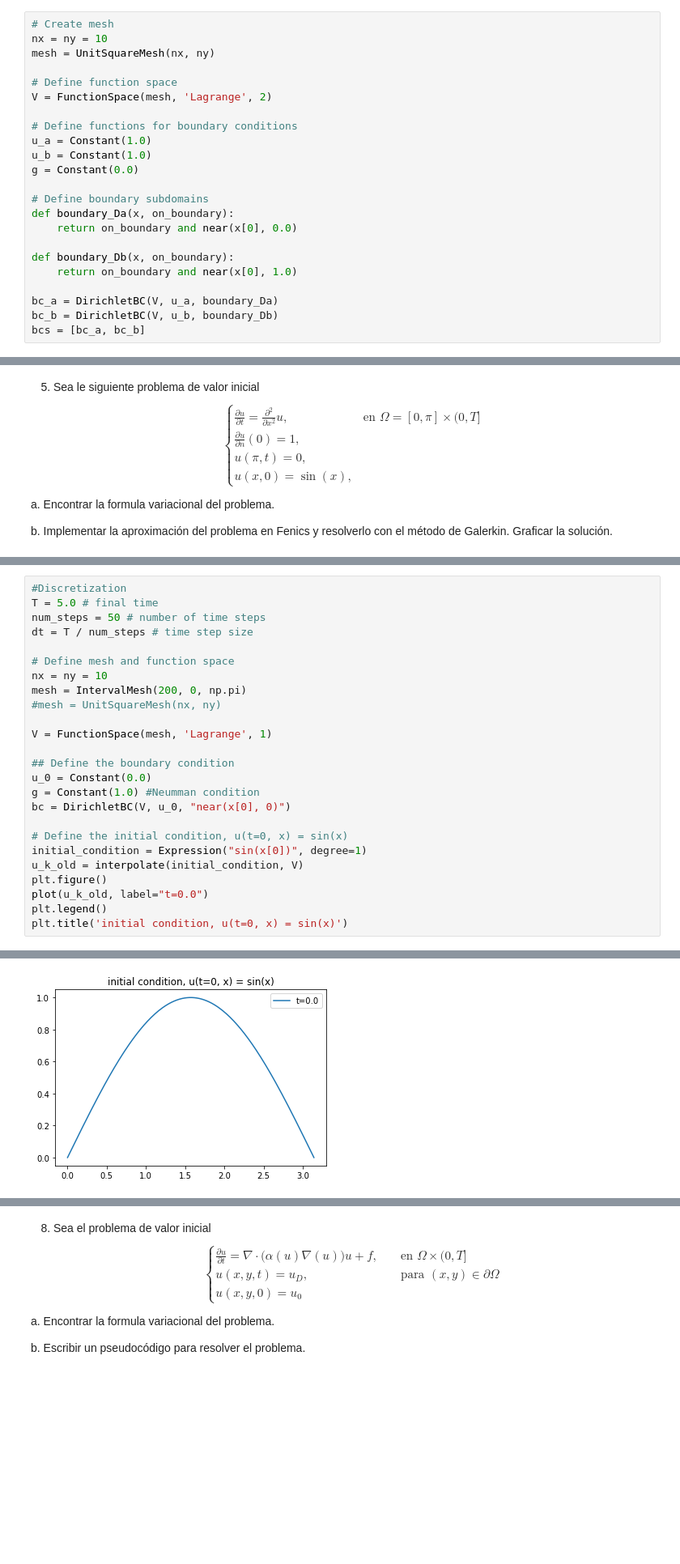
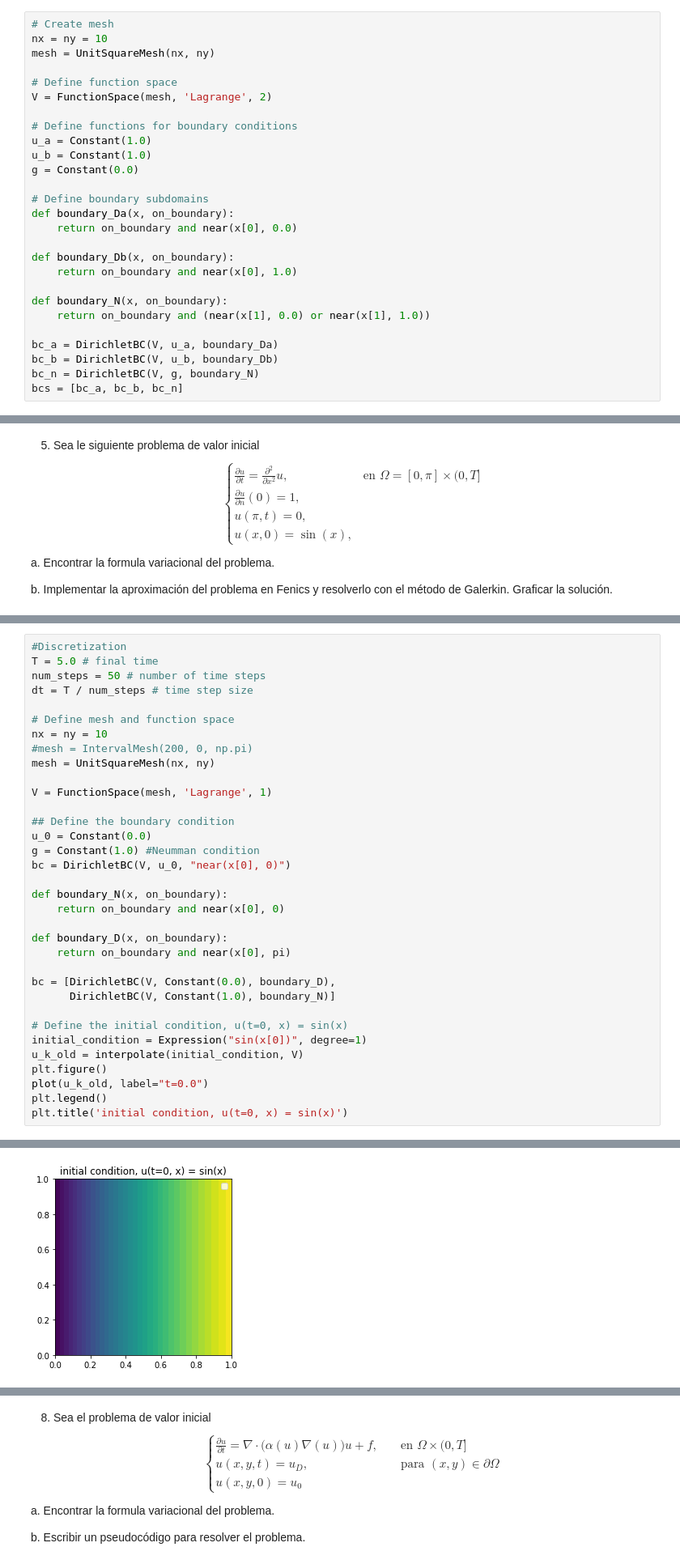
Before and after one commit to suribe06/Modeling-Simulation-2, a Jupyter notebook: FEniCS/taller.ipynb, the cells around one changed output, grey strips where cells are left out. Shown: that part at 81% size. Drawn from its saved outputs; the diff is of its cells as text; blank space fills up the shorter version.

```diff
--- a/FEniCS/taller.ipynb
+++ b/FEniCS/taller.ipynb
@@ -67,9 +68,13 @@ def boundary_Da(x, on_boundary):
 def boundary_Db(x, on_boundary):
     return on_boundary and near(x[0], 1.0)
 
+def boundary_N(x, on_boundary):
+    return on_boundary and (near(x[1], 0.0) or near(x[1], 1.0))
+
 bc_a = DirichletBC(V, u_a, boundary_Da)
 bc_b = DirichletBC(V, u_b, boundary_Db)
-bcs = [bc_a, bc_b]
+bc_n = DirichletBC(V, g, boundary_N)
+bcs = [bc_a, bc_b, bc_n]
 # %%
 # Define variational problem
 alpha = Constant(5.0)
@@ -174,8 +203,8 @@ dt = T / num_steps # time step size
 
 # Define mesh and function space
 nx = ny = 10
-mesh = IntervalMesh(200, 0, np.pi)
-#mesh = UnitSquareMesh(nx, ny)
+#mesh = IntervalMesh(200, 0, np.pi)
+mesh = UnitSquareMesh(nx, ny)
 
 V = FunctionSpace(mesh, 'Lagrange', 1)
 
@@ -184,6 +213,15 @@ u_0 = Constant(0.0)
 g = Constant(1.0) #Neumman condition
 bc = DirichletBC(V, u_0, "near(x[0], 0)")
 
+def boundary_N(x, on_boundary):
+    return on_boundary and near(x[0], 0)
+
+def boundary_D(x, on_boundary):
+    return on_boundary and near(x[0], pi)
+
+bc = [DirichletBC(V, Constant(0.0), boundary_D),
+      DirichletBC(V, Constant(1.0), boundary_N)]
+
 # Define the initial condition, u(t=0, x) = sin(x)
 initial_condition = Expression("sin(x[0])", degree=1)
 u_k_old = interpolate(initial_condition, V)
@@ -196,4 +235,4 @@ Text(0.5, 1.0, 'initial condition, u(t=0, x) = sin(x)')
-[figure, old version]
+[figure, new version]
 # %%
 # Define the variational problem
 u = TrialFunction(V)
```
Also changed, not shown: parts of 15 cells of this notebook, 2 other files.
